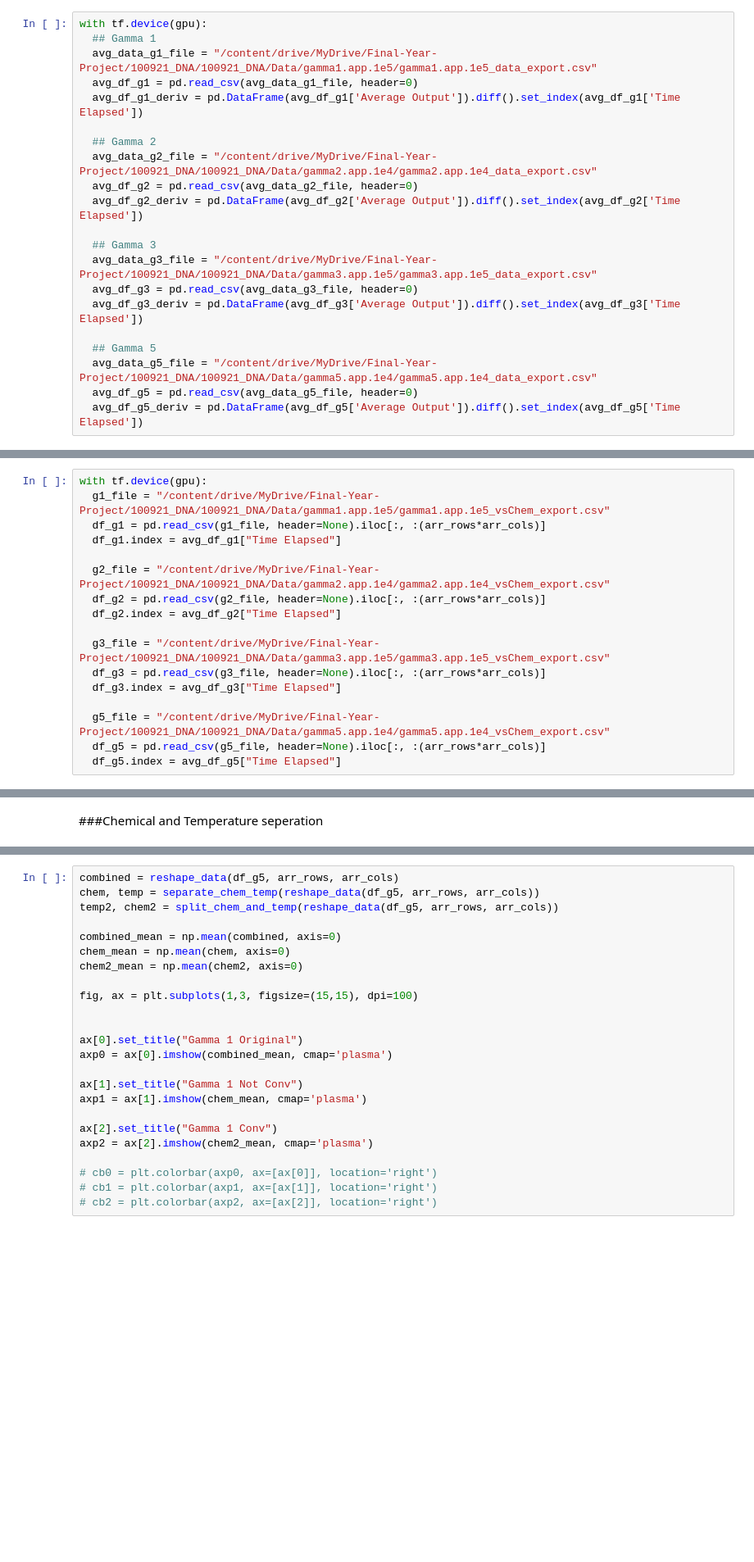
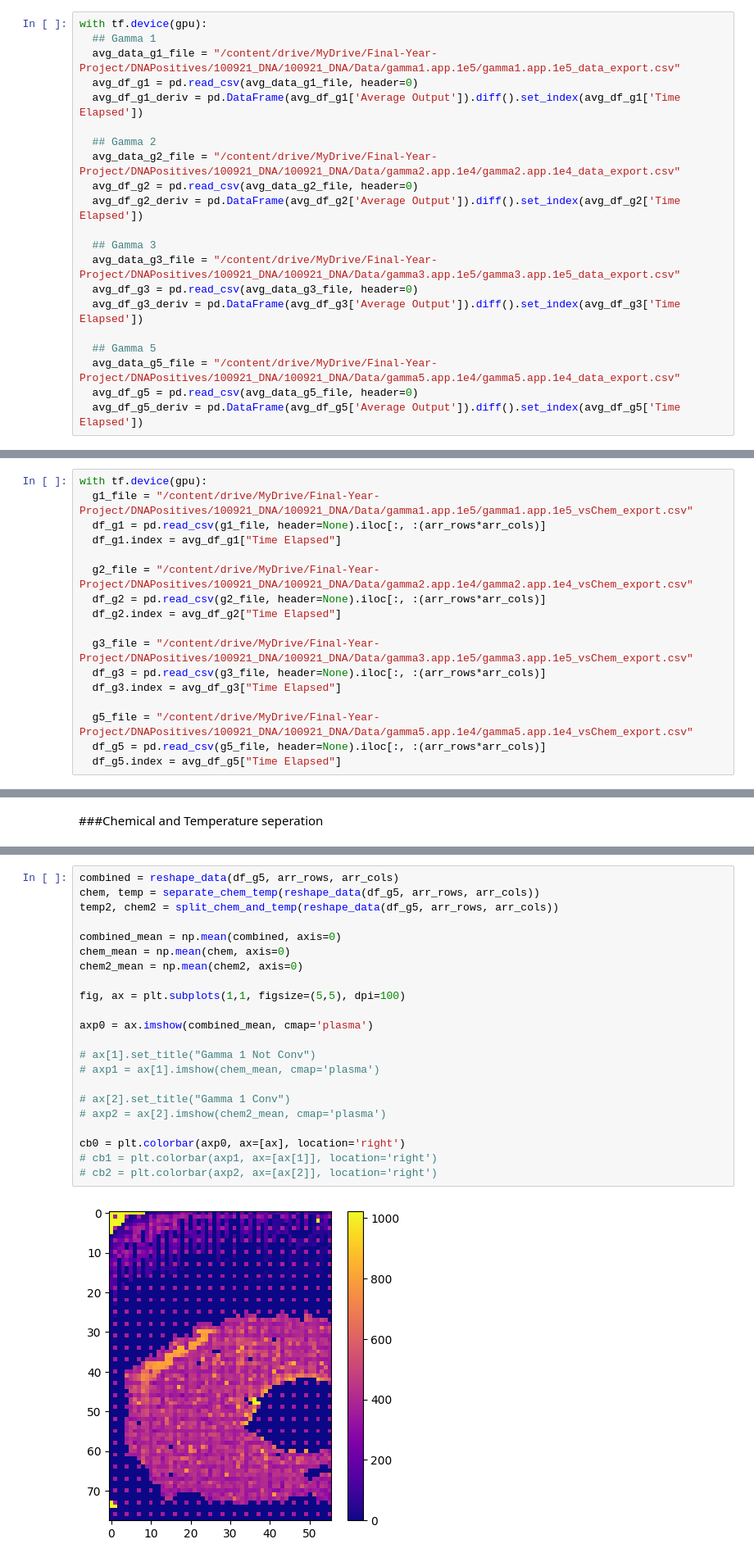
Before and after one commit to adityag16/Final-Year-Project, a Jupyter notebook: Initial Data Analysis.ipynb, the cells around one changed output, grey strips where cells are left out. Shown at 82% size. Saved outputs shown, nothing was run; the diff lists cells and outputs as text; blank space fills up the shorter version.

Commit message:
ECTS More Testing + Vis added fn to remove temp pixels + IDA graphing

```diff
--- a/Initial Data Analysis.ipynb
+++ b/Initial Data Analysis.ipynb
@@ -242,22 +242,22 @@ def plot_graph(df, axis, title):
 # %%
 with tf.device(gpu):
   ## Gamma 1
-  avg_data_g1_file = "/content/drive/MyDrive/Final-Year-Project/100921_DNA/100921_DNA/Data/gamma1.app.1e5/gamma1.app.1e5_data_export.csv"
+  avg_data_g1_file = "/content/drive/MyDrive/Final-Year-Project/DNAPositives/100921_DNA/100921_DNA/Data/gamma1.app.1e5/gamma1.app.1e5_data_export.csv"
   avg_df_g1 = pd.read_csv(avg_data_g1_file, header=0)
   avg_df_g1_deriv = pd.DataFrame(avg_df_g1['Average Output']).diff().set_index(avg_df_g1['Time Elapsed'])
 
   ## Gamma 2
-  avg_data_g2_file = "/content/drive/MyDrive/Final-Year-Project/100921_DNA/100921_DNA/Data/gamma2.app.1e4/gamma2.app.1e4_data_export.csv"
+  avg_data_g2_file = "/content/drive/MyDrive/Final-Year-Project/DNAPositives/100921_DNA/100921_DNA/Data/gamma2.app.1e4/gamma2.app.1e4_data_export.csv"
   avg_df_g2 = pd.read_csv(avg_data_g2_file, header=0)
   avg_df_g2_deriv = pd.DataFrame(avg_df_g2['Average Output']).diff().set_index(avg_df_g2['Time Elapsed'])
 
   ## Gamma 3
-  avg_data_g3_file = "/content/drive/MyDrive/Final-Year-Project/100921_DNA/100921_DNA/Data/gamma3.app.1e5/gamma3.app.1e5_data_export.csv"
+  avg_data_g3_file = "/content/drive/MyDrive/Final-Year-Project/DNAPositives/100921_DNA/100921_DNA/Data/gamma3.app.1e5/gamma3.app.1e5_data_export.csv"
   avg_df_g3 = pd.read_csv(avg_data_g3_file, header=0)
   avg_df_g3_deriv = pd.DataFrame(avg_df_g3['Average Output']).diff().set_index(avg_df_g3['Time Elapsed'])
 
   ## Gamma 5
-  avg_data_g5_file = "/content/drive/MyDrive/Final-Year-Project/100921_DNA/100921_DNA/Data/gamma5.app.1e4/gamma5.app.1e4_data_export.csv"
+  avg_data_g5_file = "/content/drive/MyDrive/Final-Year-Project/DNAPositives/100921_DNA/100921_DNA/Data/gamma5.app.1e4/gamma5.app.1e4_data_export.csv"
   avg_df_g5 = pd.read_csv(avg_data_g5_file, header=0)
   avg_df_g5_deriv = pd.DataFrame(avg_df_g5['Average Output']).diff().set_index(avg_df_g5['Time Elapsed'])
 # %%
@@ -285,19 +285,19 @@ arr_rows = 78
 arr_cols = 56
 # %%
 with tf.device(gpu):
-  g1_file = "/content/drive/MyDrive/Final-Year-Project/100921_DNA/100921_DNA/Data/gamma1.app.1e5/gamma1.app.1e5_vsChem_export.csv"
+  g1_file = "/content/drive/MyDrive/Final-Year-Project/DNAPositives/100921_DNA/100921_DNA/Data/gamma1.app.1e5/gamma1.app.1e5_vsChem_export.csv"
   df_g1 = pd.read_csv(g1_file, header=None).iloc[:, :(arr_rows*arr_cols)]
   df_g1.index = avg_df_g1["Time Elapsed"]
 
-  g2_file = "/content/drive/MyDrive/Final-Year-Project/100921_DNA/100921_DNA/Data/gamma2.app.1e4/gamma2.app.1e4_vsChem_export.csv"
+  g2_file = "/content/drive/MyDrive/Final-Year-Project/DNAPositives/100921_DNA/100921_DNA/Data/gamma2.app.1e4/gamma2.app.1e4_vsChem_export.csv"
   df_g2 = pd.read_csv(g2_file, header=None).iloc[:, :(arr_rows*arr_cols)]
   df_g2.index = avg_df_g2["Time Elapsed"]
 
-  g3_file = "/content/drive/MyDrive/Final-Year-Project/100921_DNA/100921_DNA/Data/gamma3.app.1e5/gamma3.app.1e5_vsChem_export.csv"
+  g3_file = "/content/drive/MyDrive/Final-Year-Project/DNAPositives/100921_DNA/100921_DNA/Data/gamma3.app.1e5/gamma3.app.1e5_vsChem_export.csv"
   df_g3 = pd.read_csv(g3_file, header=None).iloc[:, :(arr_rows*arr_cols)]
   df_g3.index = avg_df_g3["Time Elapsed"]
 
-  g5_file = "/content/drive/MyDrive/Final-Year-Project/100921_DNA/100921_DNA/Data/gamma5.app.1e4/gamma5.app.1e4_vsChem_export.csv"
+  g5_file = "/content/drive/MyDrive/Final-Year-Project/DNAPositives/100921_DNA/100921_DNA/Data/gamma5.app.1e4/gamma5.app.1e4_vsChem_export.csv"
   df_g5 = pd.read_csv(g5_file, header=None).iloc[:, :(arr_rows*arr_cols)]
   df_g5.index = avg_df_g5["Time Elapsed"]
 # %% [markdown]
@@ -668,27 +668,27 @@ def separate_chem_temp(X_3D):
 # %%
 combined = reshape_data(df_g5, arr_rows, arr_cols)
 chem, temp = separate_chem_temp(reshape_data(df_g5, arr_rows, arr_cols))
 temp2, chem2 = split_chem_and_temp(reshape_data(df_g5, arr_rows, arr_cols))
 
 combined_mean = np.mean(combined, axis=0)
 chem_mean = np.mean(chem, axis=0)
 chem2_mean = np.mean(chem2, axis=0)
 
-fig, ax = plt.subplots(1,3, figsize=(15,15), dpi=100)
+fig, ax = plt.subplots(1,1, figsize=(5,5), dpi=100)
 
+axp0 = ax.imshow(combined_mean, cmap='plasma')
 
-ax[0].set_title("Gamma 1 Original")
-axp0 = ax[0].imshow(combined_mean, cmap='plasma')
+# ax[1].set_title("Gamma 1 Not Conv")
+# axp1 = ax[1].imshow(chem_mean, cmap='plasma')
 
-ax[1].set_title("Gamma 1 Not Conv")
-axp1 = ax[1].imshow(chem_mean, cmap='plasma')
+# ax[2].set_title("Gamma 1 Conv")
+# axp2 = ax[2].imshow(chem2_mean, cmap='plasma')
 
-ax[2].set_title("Gamma 1 Conv")
-axp2 = ax[2].imshow(chem2_mean, cmap='plasma')
-
-# cb0 = plt.colorbar(axp0, ax=[ax[0]], location='right')
+cb0 = plt.colorbar(axp0, ax=[ax], location='right')
 # cb1 = plt.colorbar(axp1, ax=[ax[1]], location='right')
 # cb2 = plt.colorbar(axp2, ax=[ax[2]], location='right')
+# %% [output]
+[figure, added]
 # %% [markdown]
 ### Machine Learning
 # %% [markdown]
```
Also changed, not shown: parts of 1 cell of this notebook, 1 other file.
